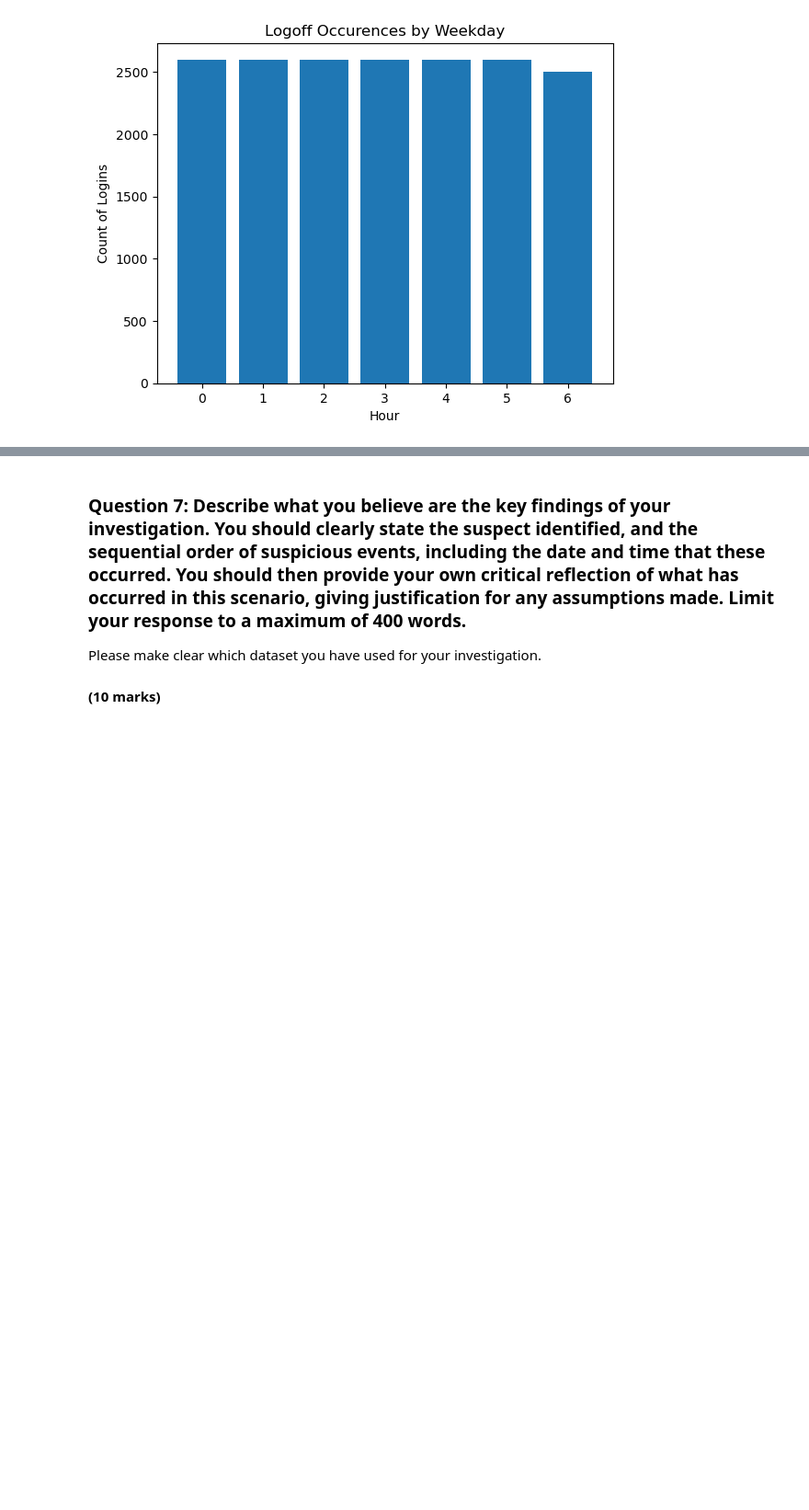
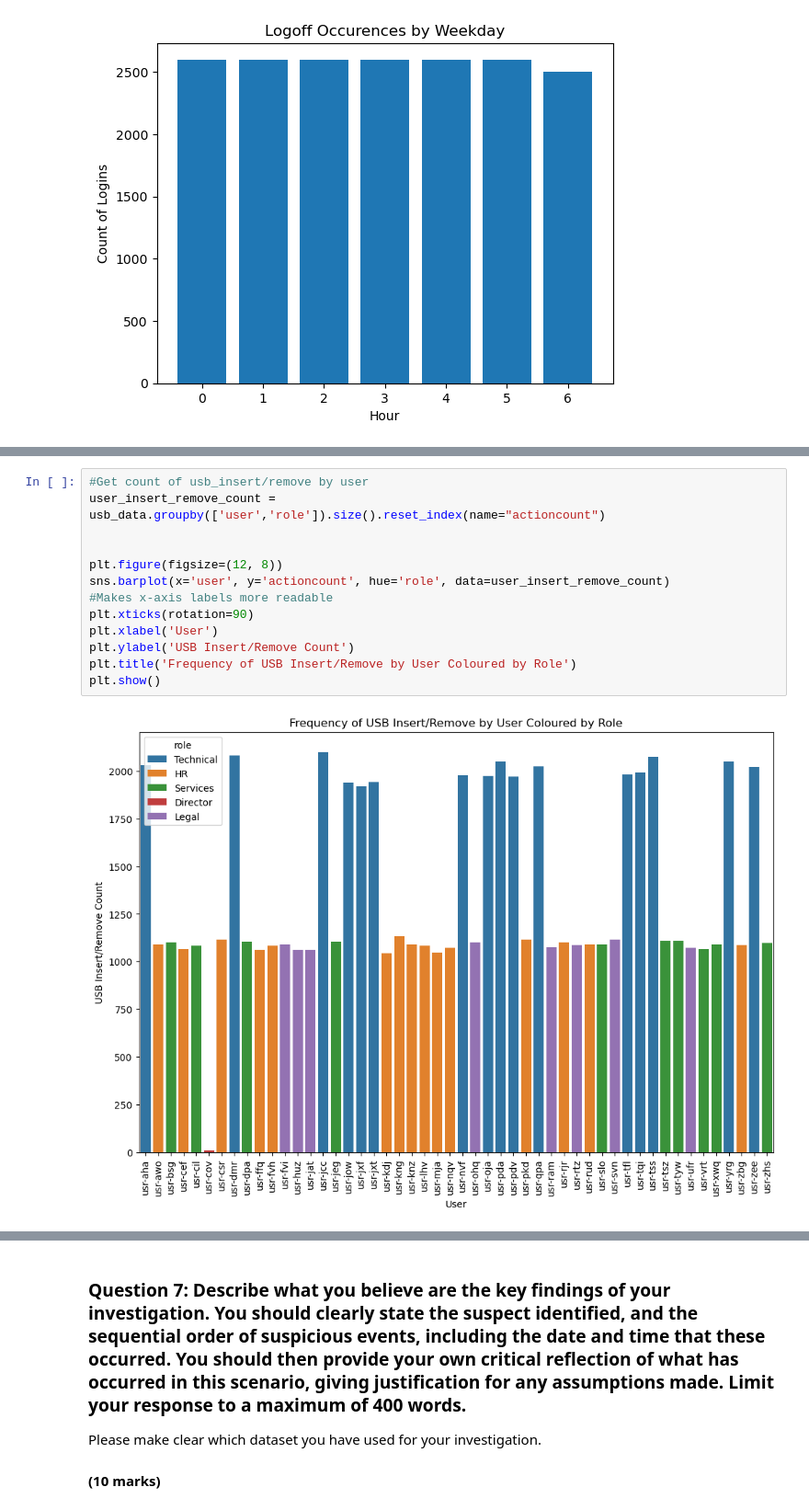
Before and after one commit to arthurmilner01/security-data-analytics, a Jupyter notebook: 21035478-PART3.ipynb, the cells around one changed output, grey strips where cells are left out. Shown at 92% size. Drawn from its saved outputs; the diff is of its cells as text; blank space fills up the shorter version.

```diff
--- a/21035478-PART3.ipynb
+++ b/21035478-PART3.ipynb
@@ -606,0 +643,15 @@ The result of this is quite interesting, whilst there are some overlap between t
+# %%
+#Get count of usb_insert/remove by user
+user_insert_remove_count = usb_data.groupby(['user','role']).size().reset_index(name="actioncount")
+
+
+plt.figure(figsize=(12, 8))
+sns.barplot(x='user', y='actioncount', hue='role', data=user_insert_remove_count)
+#Makes x-axis labels more readable
+plt.xticks(rotation=90)
+plt.xlabel('User')
+plt.ylabel('USB Insert/Remove Count')
+plt.title('Frequency of USB Insert/Remove by User Coloured by Role')
+plt.show()
+# %% [output]
+[figure, added]
```
Also changed, not shown: parts of 28 cells of this notebook.
